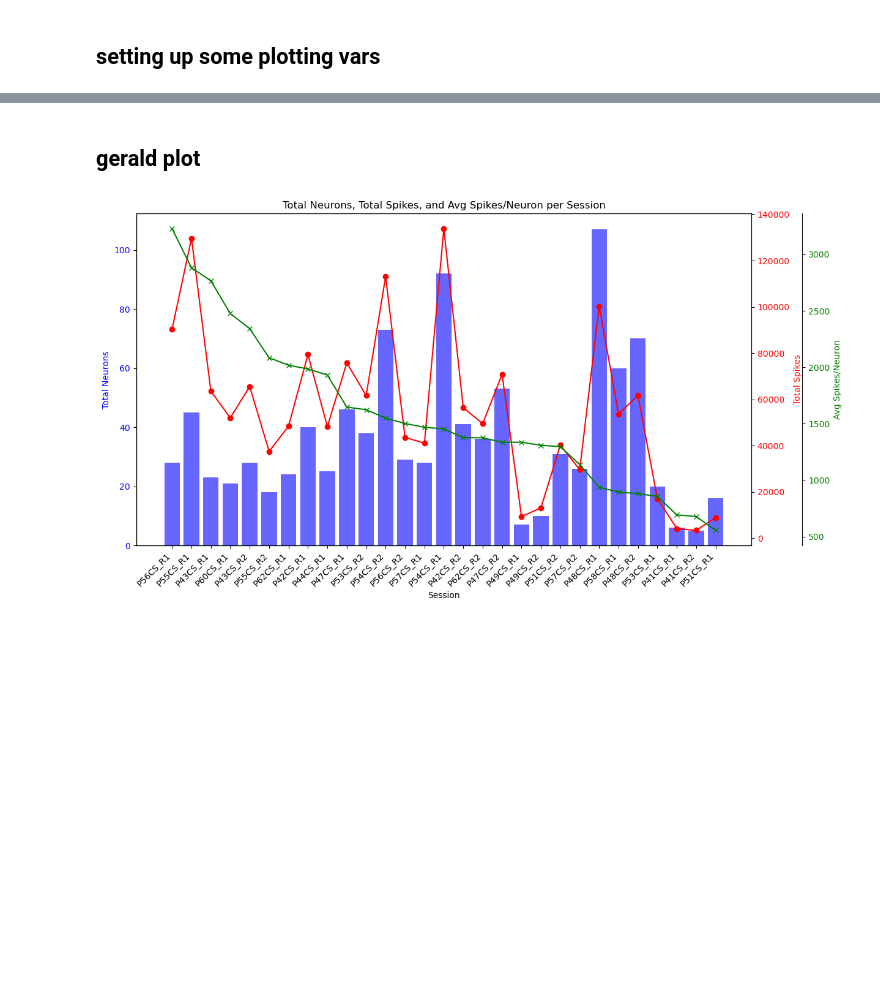
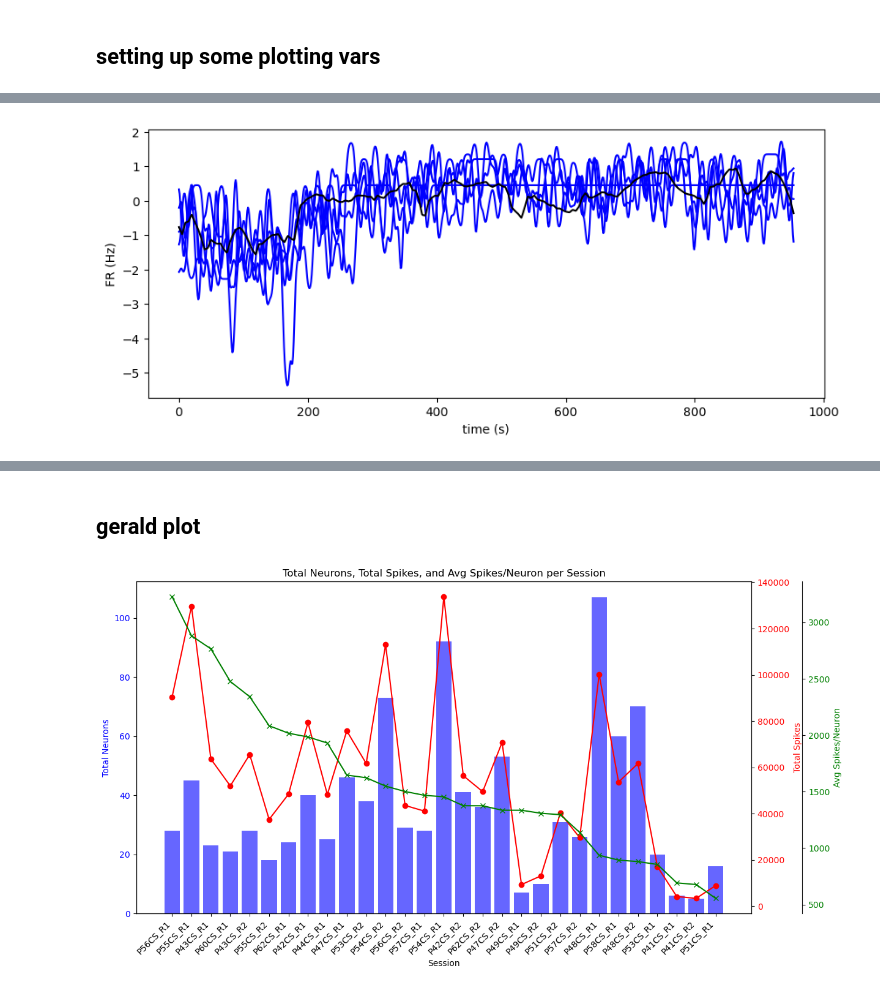
Before and after one commit to NuttidaLab/movie_analysis, a Jupyter notebook: encoding_analyses.ipynb, the cells around one changed output, grey strips where cells are left out. Cells and saved outputs as stored; diff of their text form; code cells hidden in the pictures; blank space fills up the shorter version.

```diff
--- a/encoding_analyses.ipynb
+++ b/encoding_analyses.ipynb
@@ -206,0 +292,16 @@ color_map = {'ACC': 'purple', 'amygdala': 'green', 'hippocampus': 'blue', 'preSM
+# %%
+# store each neurons corr & pval with suspense
+corrs, pvals = [], []
+suspense_df = df_encoding[['neuron', 'region', 'gauss_smooths']].copy()
+
+for _, neur in df_encoding.iterrows():
+    corr, pval = pearsonr(stretched_suspense, neur['gauss_smooths'])
+    corrs.append(corr)
+    pvals.append(pval)
+
+suspense_df['suspense_corr'] = corrs
+suspense_df['suspense_pval'] = pvals
+suspense_df = suspense_df[(suspense_df['suspense_pval'] < 0.001) & (abs(suspense_df['suspense_corr']) > .3)].reset_index(drop=True)
+suspense_df = suspense_df.sort_values(by='suspense_corr', ascending=False).reset_index(drop=True)
+print(suspense_df['region'].value_counts())
+suspense_df.head()
@@ -206,0 +322,21 @@ color_map = {'ACC': 'purple', 'amygdala': 'green', 'hippocampus': 'blue', 'preSM
+# %%
+# stack FRs to get min and max
+num_plots_neurs = 5
+all_frs = np.stack(suspense_df['gauss_smooths'][:num_plots_neurs].values)
+fr_min, fr_max = all_frs.min(), all_frs.max()
+
+# scale suspense
+suspense_scaled = (stretched_suspense - stretched_suspense.min()) / (stretched_suspense.max() - stretched_suspense.min())
+suspense_scaled = suspense_scaled * (fr_max - fr_min) + fr_min
+
+fig = plt.figure(figsize=(10, 4))
+
+for _, neur in suspense_df[:num_plots_neurs].iterrows():
+    plt.plot(neur['gauss_smooths'], linestyle='-', color='blue')
+plt.plot(stretched_suspense, linestyle='-', color='black')
+
+plt.xlabel('time (s)')
+plt.ylabel('FR (Hz)')
+plt.show()
+# %% [output]
+[figure, added]
```
Also changed, not shown: parts of 31 cells of this notebook.
